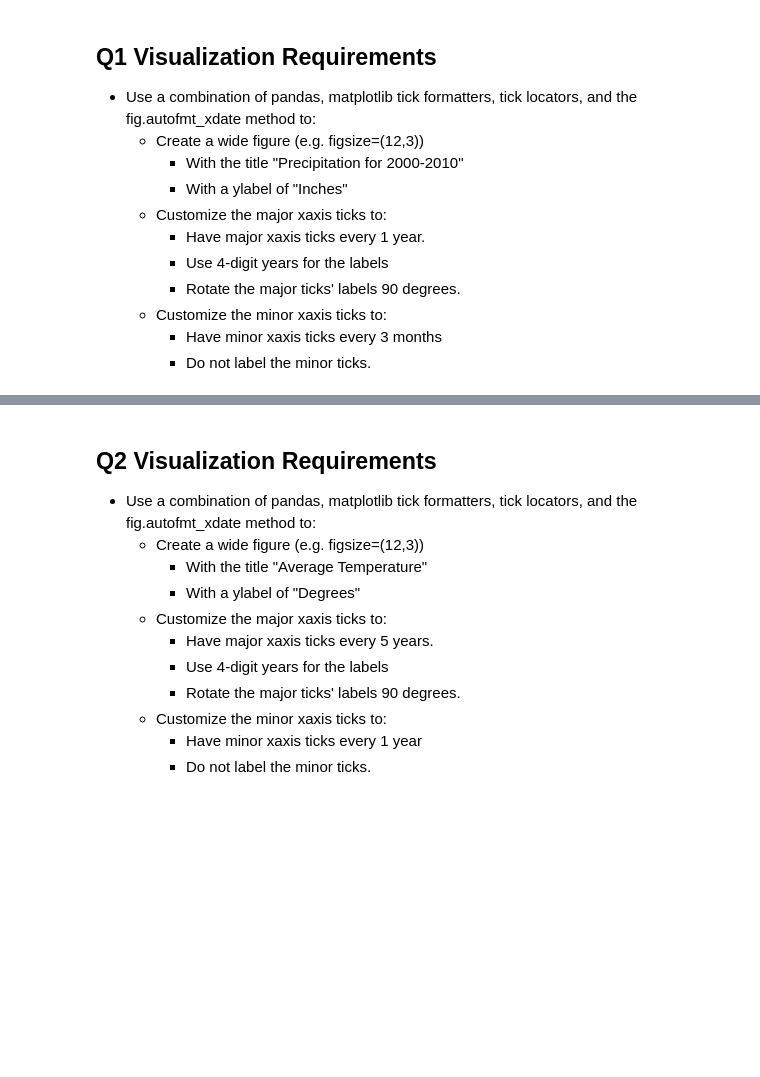
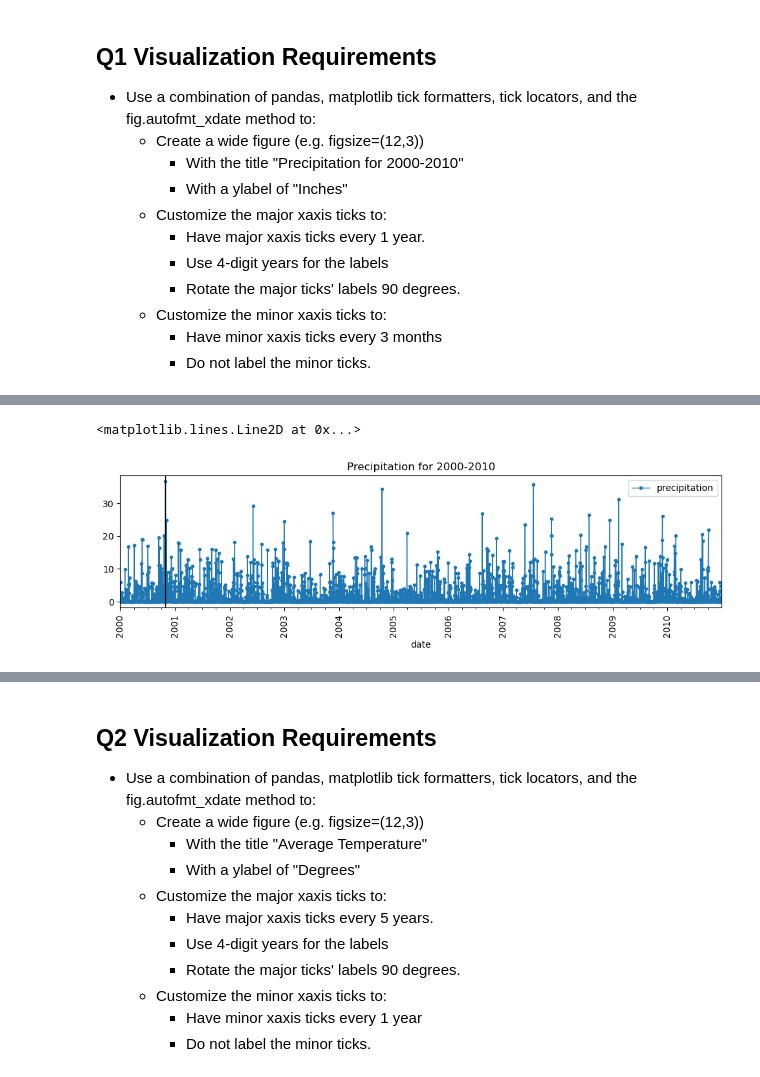
Before and after one commit to KDiBSilva/Resampling_Datetime_Data, a Jupyter notebook: Resampling_Datetime_Data.ipynb, the cells around one changed output, grey strips where cells are left out. Saved outputs shown, nothing was run; the diff lists cells and outputs as text; code cells hidden in the pictures; blank space fills up the shorter version.

```diff
--- a/Resampling_Datetime_Data.ipynb
+++ b/Resampling_Datetime_Data.ipynb
@@ -96,0 +197,34 @@ df.plot(ax=ax)
+# %%
+loc_3months = mdates.MonthLocator(interval=3)
+fmt_months = mdates.DateFormatter("%b")
+
+loc_year = mdates.YearLocator()
+fmt_year = mdates.DateFormatter("%Y")
+# %%
+#Create a wide figure (e.g. figsize=(12,3))
+fig, ax = plt.subplots(figsize=(12,3))
+#With the title "Precipitation for 2000-2010"
+prec_df.plot(ax=ax,title='Precipitation for 2000-2010',marker='.',lw=1)
+#With a ylabel of "Inches"
+
+##Customize the major xaxis ticks to:
+#Have major xaxis ticks every 1 year.
+ax.xaxis.set_major_locator(loc_year)
+#Use 4-digit years for the labels
+ax.xaxis.set_major_formatter(fmt_year)
+
+#Rotate the major ticks' labels 90 degrees.
+fig.autofmt_xdate(rotation=90,ha='center')
+
+##Customize the minor xaxis ticks to:
+#Have minor xaxis ticks every 3 months
+ax.xaxis.set_minor_locator(loc_3months)
+
+#Do not label the minor ticks.
+
+# Add a vertical line at this date with a label that says the date
+    #(using date format: "April 2000") and the max precipitation value.
+ax.axvline("10/29/2000",color='k',lw=1, ls='-')
+# %% [output]
+<matplotlib.lines.Line2D at 0x...>
+[figure, added]
```
Also changed, not shown: parts of 41 cells of this notebook.
